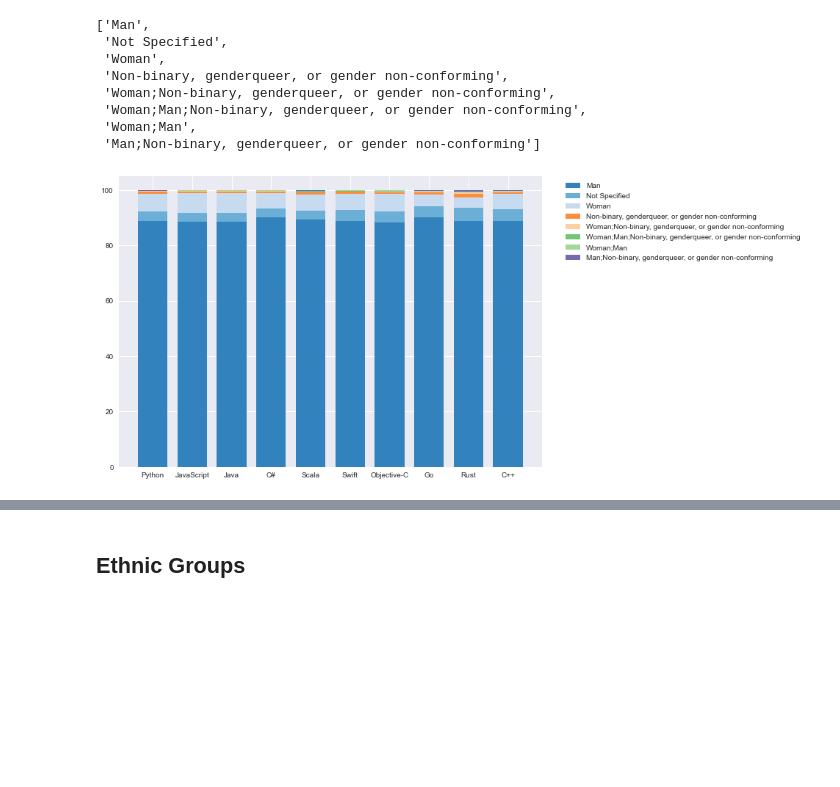
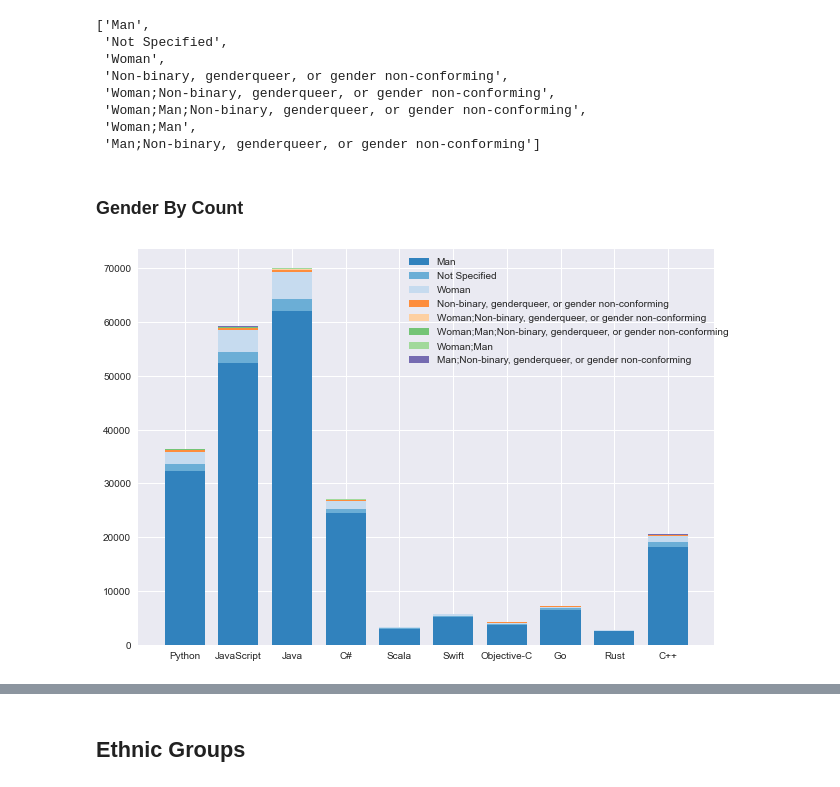
Before and after one commit to divanvisagie/stackoverflow-data-notebooks, a Jupyter notebook: 2019 Diversity Analysis.ipynb, the cells around one changed output, grey strips where cells are left out. Cells and saved outputs as stored; diff of their text form; code cells hidden in the pictures; blank space fills up the shorter version.

```diff
--- a/2019 Diversity Analysis.ipynb
+++ b/2019 Diversity Analysis.ipynb
@@ -67,6 +67,31 @@ for lang in langs:
 language_users
 # %% [output]
 [36443, 59219, 70113, 27097, 3309, 5744, 4191, 7201, 2794, 20524]
+# %%
+def draw_graph(dt, labels, num_colors=16):
+    cm = plt.get_cmap('tab20c')
+    cNorm  = colors.Normalize(vmin=0, vmax=num_colors-1)
+    scalarMap = mplcm.ScalarMappable(norm=cNorm, cmap=cm)
+
+    # Plot
+    fig = plt.figure()
+    ax = fig.add_axes([0,0,1,1])
+
+    width = 0.75
+
+    totals = []
+    for idx, group in enumerate(dt):
+        if idx == 0:
+            ax.bar(langs, group, width, color=scalarMap.to_rgba(idx))
+            totals = group
+        else:
+            ax.bar(langs, group, width, bottom=totals, color=scalarMap.to_rgba(idx))
+            for i in range(len(totals)):
+                totals[i] = totals[i] + group[i]
+
+
+    ax.legend(labels=labels, bbox_to_anchor=(1.04, 1))
+    plt.show()
 # %% [markdown]
 ## Gender/Sex
 The survey has a column called gender but it seems to refert to sex.
@@ -109,32 +134,9 @@ percentage_for_group = []
 for c in count_for_group:
     p = get_percs(language_users, c)
     percentage_for_group.append(p)
-# %%
-# Draw bar
-NUM_COLORS = 12
-
-cm = plt.get_cmap('tab20c')
-cNorm  = colors.Normalize(vmin=0, vmax=NUM_COLORS-1)
-scalarMap = mplcm.ScalarMappable(norm=cNorm, cmap=cm)
-
-# Plot
-fig = plt.figure()
-ax = fig.add_axes([0,0,1,1])
-
-width = 0.75
-
-totals = []
-for idx, group in enumerate(percentage_for_group):
-    if idx == 0:
-        ax.bar(langs, group, width, color=scalarMap.to_rgba(idx))
-        totals = group
-    else:
-        ax.bar(langs, group, width, bottom=totals, color=scalarMap.to_rgba(idx))
-        for i in range(len(totals)):
-            totals[i] = totals[i] + group[i]
-
-
-ax.legend(labels=gender_groups, bbox_to_anchor=(1.04, 1))
-plt.show()
-# %% [output]
-[figure, removed]
+# %% [markdown]
+### Gender By Count
+# %%
+draw_graph(count_for_group, gender_groups, 12)
+# %% [output]
+[figure, added]
```
Also changed, not shown: parts of 7 cells of this notebook.
